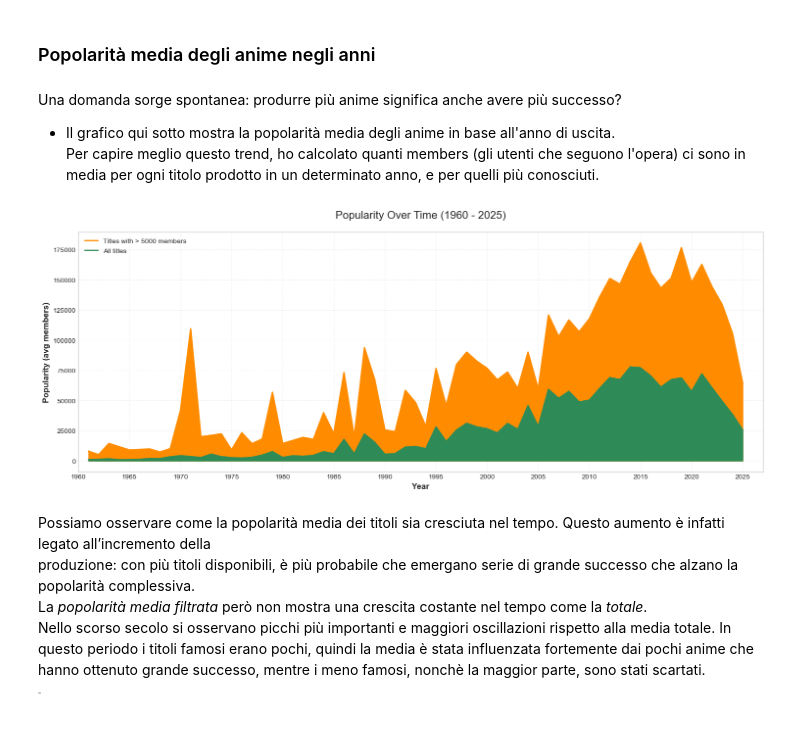
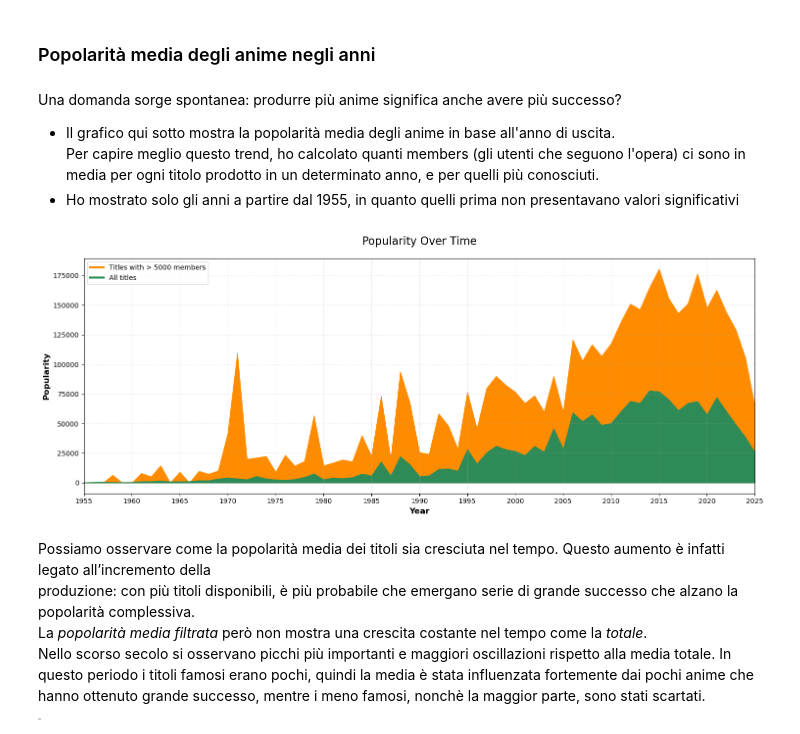
Before and after one commit to sarazunino/HCI, a Jupyter notebook: solution/02_notebook.ipynb, the cells around one changed output. Drawn from its saved outputs; the diff is of its cells as text; code cells hidden in the pictures.

```diff
--- a/solution/02_notebook.ipynb
+++ b/solution/02_notebook.ipynb
@@ -144,10 +174,39 @@ La distribuzione annuale della produzione anime per fonte evidenzia la predomina
 Una domanda sorge spontanea: produrre più anime significa anche avere più successo?
 - Il grafico qui sotto mostra la popolarità media degli anime in base all'anno di uscita.
 Per capire meglio questo trend, ho calcolato quanti members (gli utenti che seguono l'opera) ci sono in media per ogni titolo prodotto in un determinato anno, e per quelli più conosciuti.
+- Ho mostrato solo gli anni a partire dal 1955, in quanto quelli prima non presentavano valori significativi
 # %%
-plot_popularity(df_copy)
+# preparazione dati tramite funzione
+details_copy = get_cleaned_details(details_df)
+# popolarità media totale
+all_members = (details_copy.groupby('year_filled')['members'].mean().reindex(range(1955, 2026), fill_value=0).reset_index().rename(columns={'year_filled': 'year', 'members': 'avg_members'}))
+# popolarità media filtata
+filtered_members = details_copy[details_copy['members'] > 5000]
+filtered_members = (filtered_members.groupby('year_filled')['members'].mean().reindex(range(1955, 2026), fill_value=0).reset_index().rename(columns={'year_filled': 'year', 'members': 'avg_members'}))
+# creazione grafico
+plt.figure(figsize=(15, 6))
+plt.grid(linestyle=':', alpha=0.5)
+# popolarità media filtrata
+plt.plot(filtered_members['year'],filtered_members['avg_members'],color='darkorange',linewidth=0,label='Titles with > 5000 members')
+plt.fill_between(filtered_members['year'],filtered_members['avg_members'],color='darkorange',alpha=1)
+# popolarità media totale
+plt.plot(all_members['year'],all_members['avg_members'],color='seagreen',linewidth=0,label='All titles')
+plt.fill_between(all_members['year'],all_members['avg_members'],color='seagreen',alpha=1)
+# personalizzazione assi
+plt.title('Popularity Over Time', fontsize=16, pad=20)
+plt.xlabel('Year', fontsize=12, fontweight='bold')
+plt.ylabel('Popularity', fontsize=12, fontweight='bold')
+plt.xlim(1955, 2025)
+plt.xticks(range(1955, 2026, 5))
+# legenda
+leg = plt.legend()
+leg.get_lines()[0].set_linewidth(3)
+leg.get_lines()[1].set_linewidth(3)
+
+plt.tight_layout()
+plt.show()
 # %% [output]
-[figure, old version]
+[figure, new version]
 # %% [markdown]
 Possiamo osservare come la popolarità media dei titoli sia cresciuta nel tempo. Questo aumento è infatti legato all’incremento della
 produzione: con più titoli disponibili, è più probabile che emergano serie di grande successo che alzano la popolarità complessiva.
```
Also changed, not shown: parts of 29 cells of this notebook, 6 other files.
